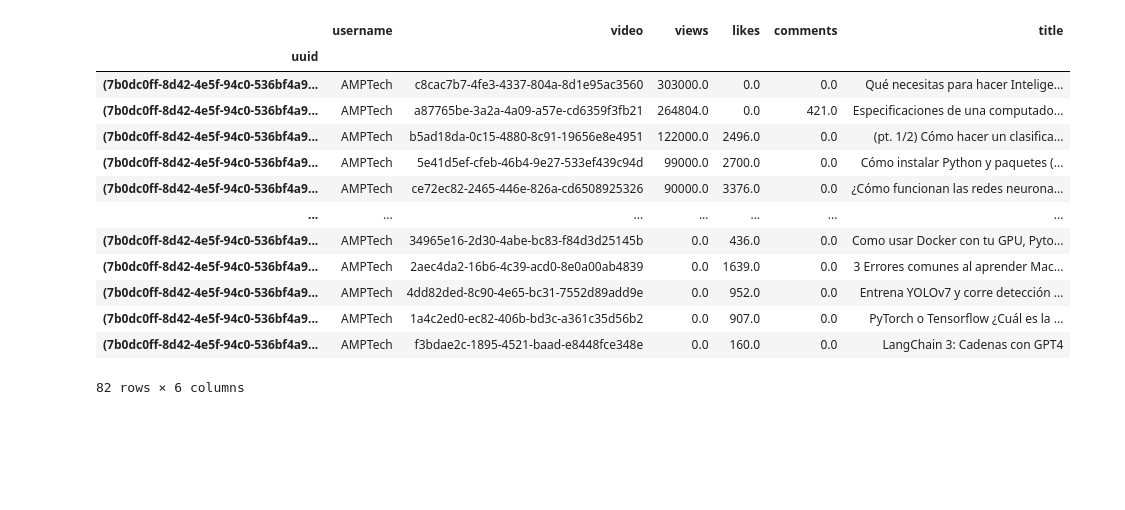
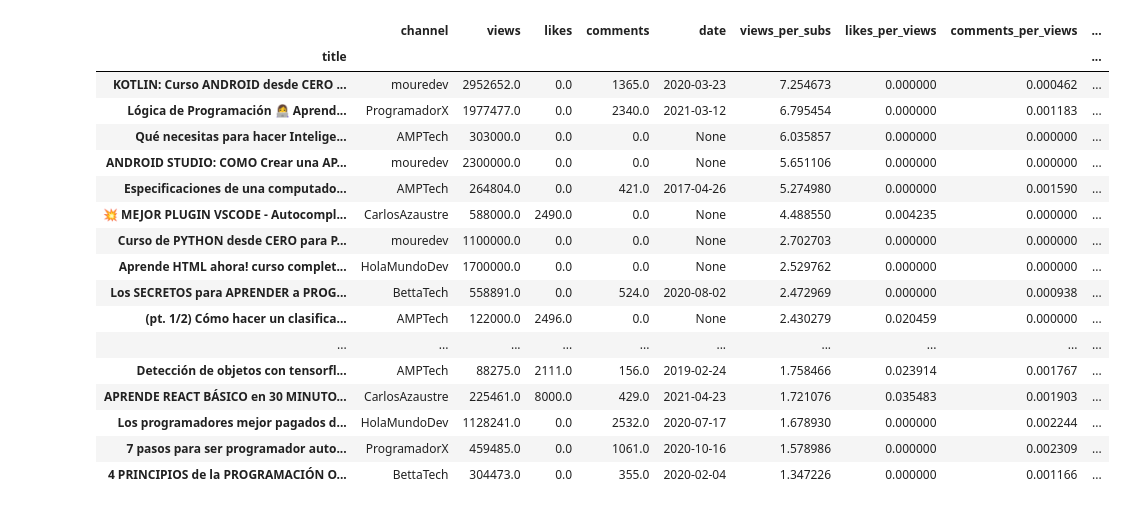
Before and after one commit to BrianValdiviesoDev/social-analyzer-api, a Jupyter notebook: notebooks/analytics.ipynb, the cells around one changed output. Cells and saved outputs as stored; diff of their text form; code cells hidden in the pictures; blank space fills up the shorter version.

Commit message:
FIX uuid and improve analytics notebook

```diff
--- a/notebooks/analytics.ipynb
+++ b/notebooks/analytics.ipynb
@@ -17,4 +17,9 @@ db_port = os.environ.get("DB_PORT")
 
 postgres_uri = f"postgresql://{db_user}:{db_password}@{db_host}:{db_port}/{db_database}"
 
-engine = create_engine(postgres_uri, echo=True)
+engine = create_engine(postgres_uri, echo=False)
+
+videosTable = "youtube_videos"
+videoStatsTable = "youtube_video_stats"
+channelsTable = "youtube_channels"
+statsTable = "youtube_stats"
@@ -34,0 +149,30 @@ df = pd.read_sql(query, engine, index_col="uuid")
+# %%
+query = f'''
+SELECT
+    {videosTable}.title,
+    MAX({channelsTable}.username) as channel,
+    MAX({videoStatsTable}.views) as views,
+    MAX({videoStatsTable}.likes) as likes,
+    MAX({videoStatsTable}.comments) as comments,
+    MAX({videoStatsTable}.date) as date,
+    CASE
+        WHEN MAX({statsTable}.subs) > 0 THEN MAX({videoStatsTable}.views) / MAX({statsTable}.subs)
+        ELSE 0.0 -- Handle division by zero by returning 0.0 (you can use NULL or another value as well)
+    END as views_per_subs,
+    CASE
+        WHEN MAX({videoStatsTable}.views) > 0 THEN MAX({videoStatsTable}.likes) / MAX({videoStatsTable}.views)
+        ELSE 0.0 -- Handle division by zero by returning 0.0 (you can use NULL or another value as well)
+    END as likes_per_views,
+    CASE
+        WHEN MAX({videoStatsTable}.views) > 0 THEN MAX({videoStatsTable}.comments) / MAX({videoStatsTable}.views)
+        ELSE 0.0 -- Handle division by zero by returning 0.0 (you can use NULL or another value as well)
+    END as comments_per_views,
+    MAX({statsTable}.subs) as subs
+FROM {videosTable}
+    LEFT JOIN {videoStatsTable} ON {videoStatsTable}.video = {videosTable}.uuid
+    LEFT JOIN {statsTable} ON {statsTable}.youtube_channel = {videosTable}.youtube_channel
+    LEFT JOIN {channelsTable} ON {channelsTable}.uuid = {videosTable}.youtube_channel
+GROUP BY {videosTable}.title
+'''
+df = pd.read_sql(query, engine, index_col='title')
+df
@@ -35,17 +194,21 @@ df = pd.read_sql(query, engine, index_col="uuid")
 # %%
-df.sort_values(by=["views"], ascending=False)
+df.sort_values(by=["views_per_subs"], ascending=False).head(20)
 # %% [output]
-|  | username | video | views | likes | comments | title |
-| uuid |  |  |  |  |  |  |
-| (7b0dc0ff-8d42-4e5f-94c0-536bf4a9... | AMPTech | c8cac7b7-4fe3-4337-804a-8d1e95ac3560 | 303000.0 | 0.0 | 0.0 | Qué necesitas para hacer Intelige... |
-| (7b0dc0ff-8d42-4e5f-94c0-536bf4a9... | AMPTech | a87765be-3a2a-4a09-a57e-cd6359f3fb21 | 264804.0 | 0.0 | 421.0 | Especificaciones de una computado... |
-| (7b0dc0ff-8d42-4e5f-94c0-536bf4a9... | AMPTech | b5ad18da-0c15-4880-8c91-19656e8e4951 | 122000.0 | 2496.0 | 0.0 | (pt. 1/2) Cómo hacer un clasifica... |
-| (7b0dc0ff-8d42-4e5f-94c0-536bf4a9... | AMPTech | 5e41d5ef-cfeb-46b4-9e27-533ef439c94d | 99000.0 | 2700.0 | 0.0 | Cómo instalar Python y paquetes (... |
-| (7b0dc0ff-8d42-4e5f-94c0-536bf4a9... | AMPTech | ce72ec82-2465-446e-826a-cd6508925326 | 90000.0 | 3376.0 | 0.0 | ¿Cómo funcionan las redes neurona... |
-| ... | ... | ... | ... | ... | ... | ... |
-| (7b0dc0ff-8d42-4e5f-94c0-536bf4a9... | AMPTech | 34965e16-2d30-4abe-bc83-f84d3d25145b | 0.0 | 436.0 | 0.0 | Como usar Docker con tu GPU, Pyto... |
-| (7b0dc0ff-8d42-4e5f-94c0-536bf4a9... | AMPTech | 2aec4da2-16b6-4c39-acd0-8e0a00ab4839 | 0.0 | 1639.0 | 0.0 | 3 Errores comunes al aprender Mac... |
-| (7b0dc0ff-8d42-4e5f-94c0-536bf4a9... | AMPTech | 4dd82ded-8c90-4e65-bc31-7552d89add9e | 0.0 | 952.0 | 0.0 | Entrena YOLOv7 y corre detección ... |
-| (7b0dc0ff-8d42-4e5f-94c0-536bf4a9... | AMPTech | 1a4c2ed0-ec82-406b-bd3c-a361c35d56b2 | 0.0 | 907.0 | 0.0 | PyTorch o Tensorflow ¿Cuál es la ... |
-| (7b0dc0ff-8d42-4e5f-94c0-536bf4a9... | AMPTech | f3bdae2c-1895-4521-baad-e8448fce348e | 0.0 | 160.0 | 0.0 | LangChain 3: Cadenas con GPT4 |
+|  | channel | views | likes | comments | date | views_per_subs | likes_per_views | comments_per_views | ... |
+| title |  |  |  |  |  |  |  |  | ... |
+| KOTLIN: Curso ANDROID desde CERO ... | mouredev | 2952652.0 | 0.0 | 1365.0 | 2020-03-23 | 7.254673 | 0.000000 | 0.000462 | ... |
+| Lógica de Programación 👩‍💻 Aprend... | ProgramadorX | 1977477.0 | 0.0 | 2340.0 | 2021-03-12 | 6.795454 | 0.000000 | 0.001183 | ... |
+| Qué necesitas para hacer Intelige... | AMPTech | 303000.0 | 0.0 | 0.0 | None | 6.035857 | 0.000000 | 0.000000 | ... |
+| ANDROID STUDIO: COMO Crear una AP... | mouredev | 2300000.0 | 0.0 | 0.0 | None | 5.651106 | 0.000000 | 0.000000 | ... |
+| Especificaciones de una computado... | AMPTech | 264804.0 | 0.0 | 421.0 | 2017-04-26 | 5.274980 | 0.000000 | 0.001590 | ... |
+| 💥 MEJOR PLUGIN VSCODE - Autocompl... | CarlosAzaustre | 588000.0 | 2490.0 | 0.0 | None | 4.488550 | 0.004235 | 0.000000 | ... |
+| Curso de PYTHON desde CERO para P... | mouredev | 1100000.0 | 0.0 | 0.0 | None | 2.702703 | 0.000000 | 0.000000 | ... |
+| Aprende HTML ahora! curso complet... | HolaMundoDev | 1700000.0 | 0.0 | 0.0 | None | 2.529762 | 0.000000 | 0.000000 | ... |
+| Los SECRETOS para APRENDER a PROG... | BettaTech | 558891.0 | 0.0 | 524.0 | 2020-08-02 | 2.472969 | 0.000000 | 0.000938 | ... |
+| (pt. 1/2) Cómo hacer un clasifica... | AMPTech | 122000.0 | 2496.0 | 0.0 | None | 2.430279 | 0.020459 | 0.000000 | ... |
+| ... | ... | ... | ... | ... | ... | ... | ... | ... | ... |
+| Detección de objetos con tensorfl... | AMPTech | 88275.0 | 2111.0 | 156.0 | 2019-02-24 | 1.758466 | 0.023914 | 0.001767 | ... |
+| APRENDE REACT BÁSICO en 30 MINUTO... | CarlosAzaustre | 225461.0 | 8000.0 | 429.0 | 2021-04-23 | 1.721076 | 0.035483 | 0.001903 | ... |
+| Los programadores mejor pagados d... | HolaMundoDev | 1128241.0 | 0.0 | 2532.0 | 2020-07-17 | 1.678930 | 0.000000 | 0.002244 | ... |
+| 7 pasos para ser programador auto... | ProgramadorX | 459485.0 | 0.0 | 1061.0 | 2020-10-16 | 1.578986 | 0.000000 | 0.002309 | ... |
+| 4 PRINCIPIOS de la PROGRAMACIÓN O... | BettaTech | 304473.0 | 0.0 | 355.0 | 2020-02-04 | 1.347226 | 0.000000 | 0.001166 | ... |
-82 rows × 6 columns
```
Also changed, not shown: parts of 7 cells of this notebook, 2 other files.
